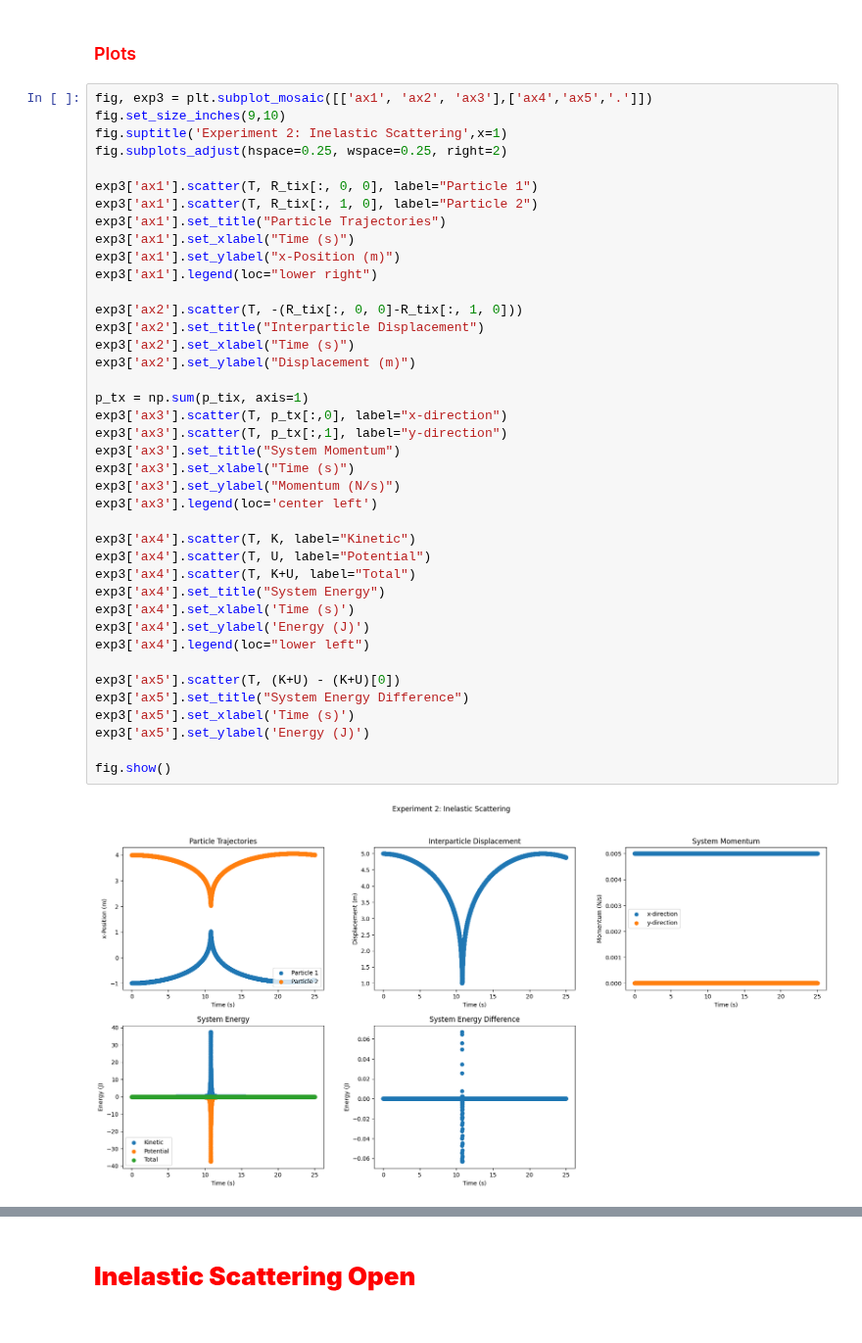
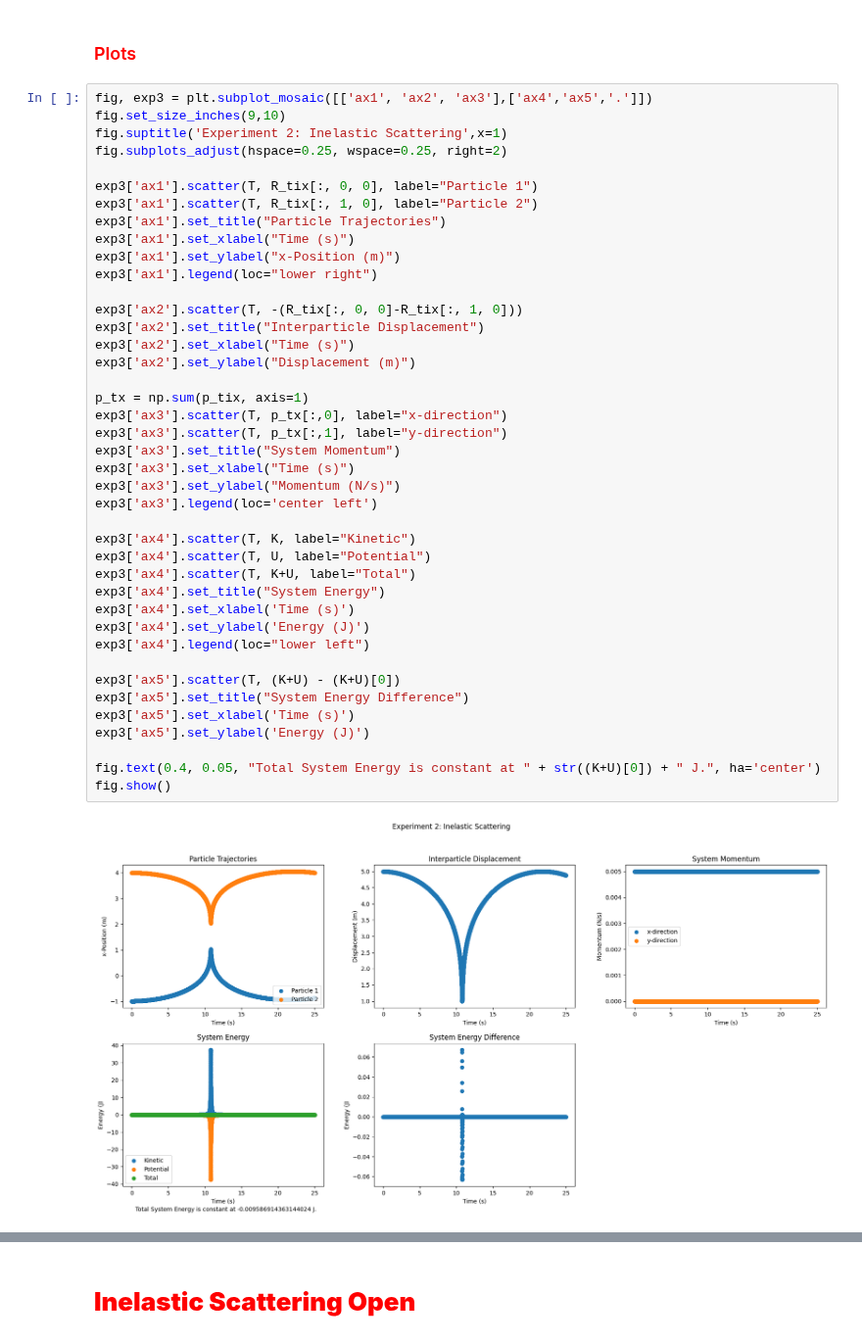
Before and after one commit to CalebAnderson22/PHY122, a Jupyter notebook: L7_Anderson.ipynb, the cells around one changed output, grey strips where cells are left out. Shown at 98% size. Cells and saved outputs as stored; diff of their text form.

```diff
--- a/L7_Anderson.ipynb
+++ b/L7_Anderson.ipynb
@@ -275,32 +275,33 @@ exp3['ax1'].set_ylabel("x-Position (m)")
 exp3['ax1'].legend(loc="lower right")
 
 exp3['ax2'].scatter(T, -(R_tix[:, 0, 0]-R_tix[:, 1, 0]))
 exp3['ax2'].set_title("Interparticle Displacement")
 exp3['ax2'].set_xlabel("Time (s)")
 exp3['ax2'].set_ylabel("Displacement (m)")
 
 p_tx = np.sum(p_tix, axis=1)
 exp3['ax3'].scatter(T, p_tx[:,0], label="x-direction")
 exp3['ax3'].scatter(T, p_tx[:,1], label="y-direction")
 exp3['ax3'].set_title("System Momentum")
 exp3['ax3'].set_xlabel("Time (s)")
 exp3['ax3'].set_ylabel("Momentum (N/s)")
 exp3['ax3'].legend(loc='center left')
 
 exp3['ax4'].scatter(T, K, label="Kinetic")
 exp3['ax4'].scatter(T, U, label="Potential")
 exp3['ax4'].scatter(T, K+U, label="Total")
 exp3['ax4'].set_title("System Energy")
 exp3['ax4'].set_xlabel('Time (s)')
 exp3['ax4'].set_ylabel('Energy (J)')
 exp3['ax4'].legend(loc="lower left")
 
 exp3['ax5'].scatter(T, (K+U) - (K+U)[0])
 exp3['ax5'].set_title("System Energy Difference")
 exp3['ax5'].set_xlabel('Time (s)')
 exp3['ax5'].set_ylabel('Energy (J)')
 
+fig.text(0.4, 0.05, "Total System Energy is constant at " + str((K+U)[0]) + " J.", ha='center')
 fig.show()
 # %% [output]
-[figure, old version]
+[figure, new version]
 # %% [markdown]
```
Also changed, not shown: parts of 2 cells of this notebook.
